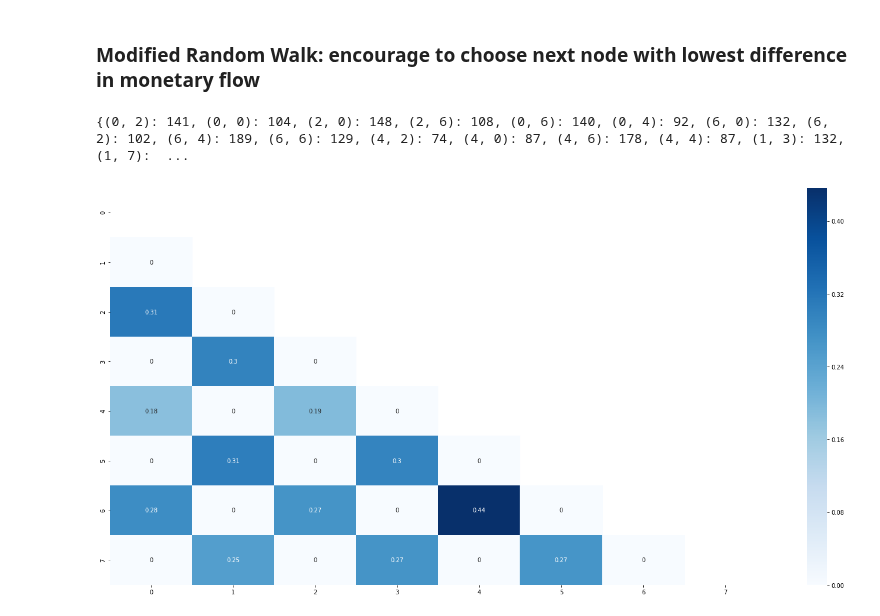
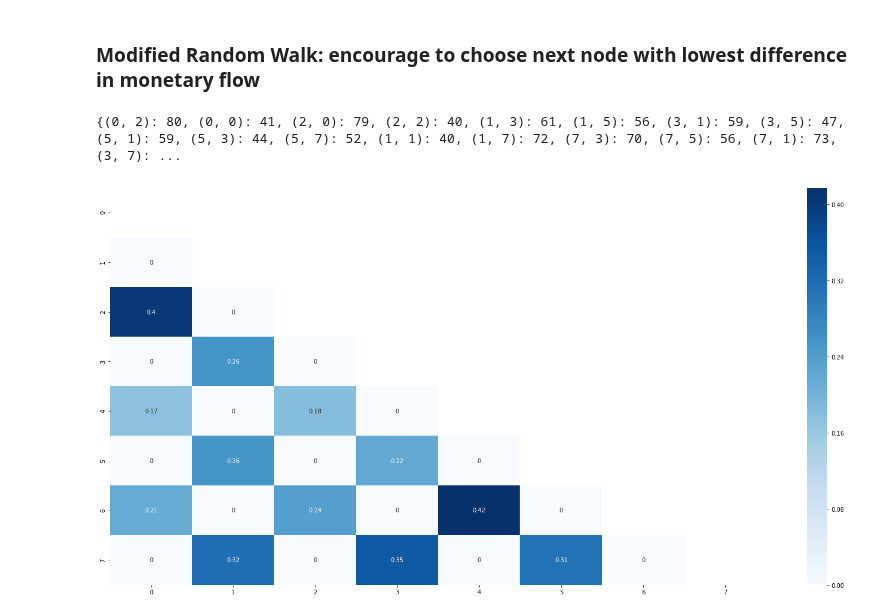
Before and after one commit to AlexWorldD/NetEmbs, a Jupyter notebook: ProofOfConcept.ipynb, the cells around one changed output. Drawn from its saved outputs; the diff is of its cells as text; code cells hidden in the pictures.

```diff
--- a/ProofOfConcept.ipynb
+++ b/ProofOfConcept.ipynb
@@ -607,9 +609,9 @@ plot_heatmap(pairs, norm="col", size=8, debug=True)
 # %% [markdown]
 ### Modified Random Walk: encourage to choose next node with lowest difference in monetary flow
 # %%
-pairs = [make_pairs(new_randomWalk(exp4, node, 10, direction="IN", repeat=False, pressure=11, mode=2)) for _ in range(10) for node in range(8)]
+pairs = [make_pairs(new_randomWalk(exp4, node, 5, direction="IN", repeat=False, pressure=11, mode=2)) for _ in range(10) for node in range(8)]
 pairs = [item for sublist in pairs for item in sublist]
 plot_heatmap(pairs, norm="col", size=8, debug=True)
 # %% [output]
-{(0, 2): 141, (0, 0): 104, (2, 0): 148, (2, 6): 108, (0, 6): 140, (0, 4): 92, (6, 0): 132, (6, 2): 102, (6, 4): 189, (6, 6): 129, (4, 2): 74, (4, 0): 87, (4, 6): 178, (4, 4): 87, (1, 3): 132, (1, 7):  ...
+{(0, 2): 80, (0, 0): 41, (2, 0): 79, (2, 2): 40, (1, 3): 61, (1, 5): 56, (3, 1): 59, (3, 5): 47, (5, 1): 59, (5, 3): 44, (5, 7): 52, (1, 1): 40, (1, 7): 72, (7, 3): 70, (7, 5): 56, (7, 1): 73, (3, 7): ...
-[figure, old version]
+[figure, new version]
```
Also changed, not shown: parts of 2 cells of this notebook, 1 other file.
